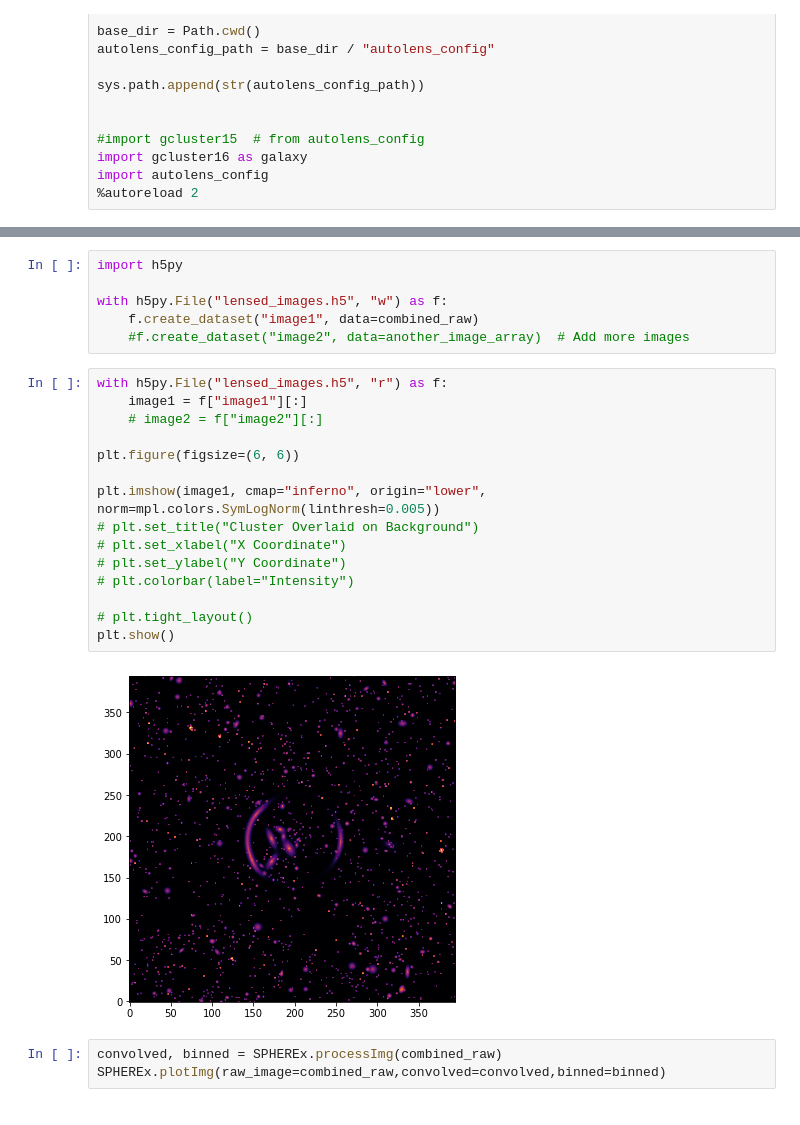
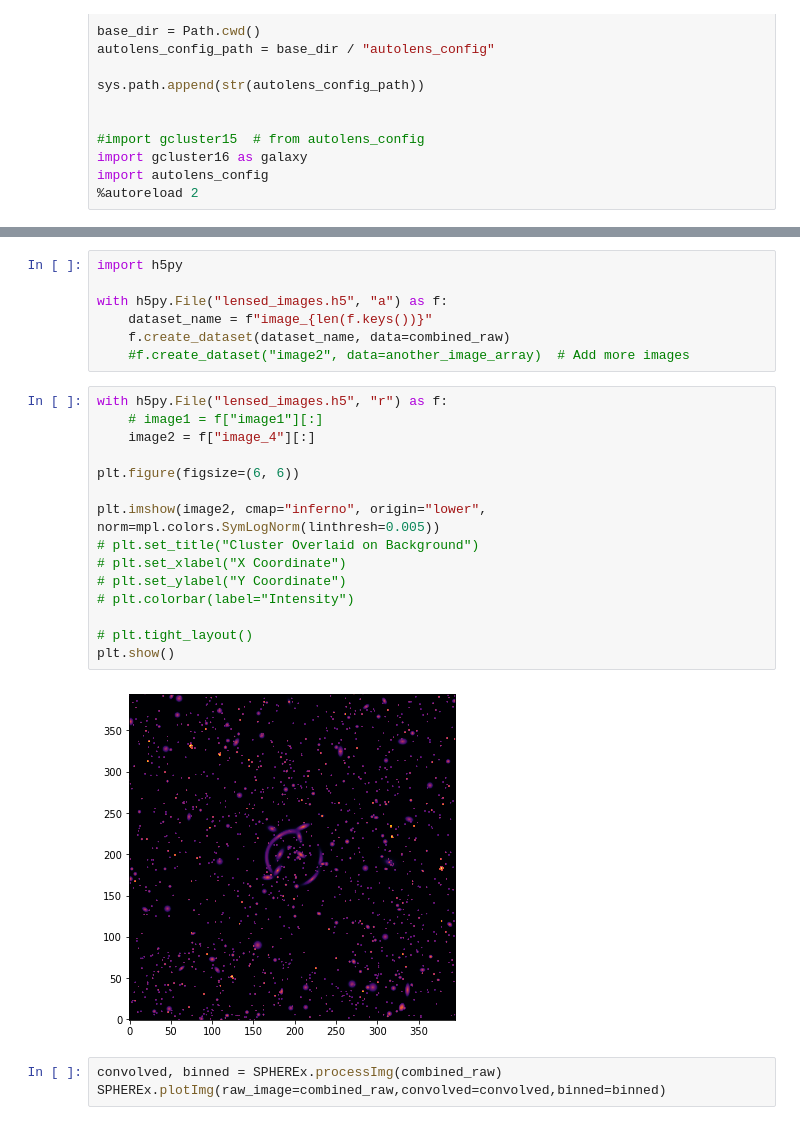
Before and after one commit to moomanchuu/SPHEREx-ML-marco-jame-proj, a Jupyter notebook: backlens1.ipynb, the cells around one changed output, grey strips where cells are left out. Saved outputs shown, nothing was run; the diff lists cells and outputs as text.

```diff
--- a/backlens1.ipynb
+++ b/backlens1.ipynb
@@ -157,26 +157,27 @@ plt.show()
 # %%
 import h5py
 
-with h5py.File("lensed_images.h5", "w") as f:
-    f.create_dataset("image1", data=combined_raw)
+with h5py.File("lensed_images.h5", "a") as f:
+    dataset_name = f"image_{len(f.keys())}"
+    f.create_dataset(dataset_name, data=combined_raw)
     #f.create_dataset("image2", data=another_image_array)  # Add more images
 # %%
 with h5py.File("lensed_images.h5", "r") as f:
-    image1 = f["image1"][:]
-    # image2 = f["image2"][:]
+    # image1 = f["image1"][:]
+    image2 = f["image_4"][:]
 
 plt.figure(figsize=(6, 6))
 
-plt.imshow(image1, cmap="inferno", origin="lower", norm=mpl.colors.SymLogNorm(linthresh=0.005))
+plt.imshow(image2, cmap="inferno", origin="lower", norm=mpl.colors.SymLogNorm(linthresh=0.005))
 # plt.set_title("Cluster Overlaid on Background")
 # plt.set_xlabel("X Coordinate")
 # plt.set_ylabel("Y Coordinate")
 # plt.colorbar(label="Intensity")
 
 # plt.tight_layout()
 plt.show()
 # %% [output]
-[figure, old version]
+[figure, new version]
 # %%
 convolved, binned = SPHEREx.processImg(combined_raw)
 SPHEREx.plotImg(raw_image=combined_raw,convolved=convolved,binned=binned)
```
Also changed, not shown: parts of 1 cell of this notebook, 2 other files.
